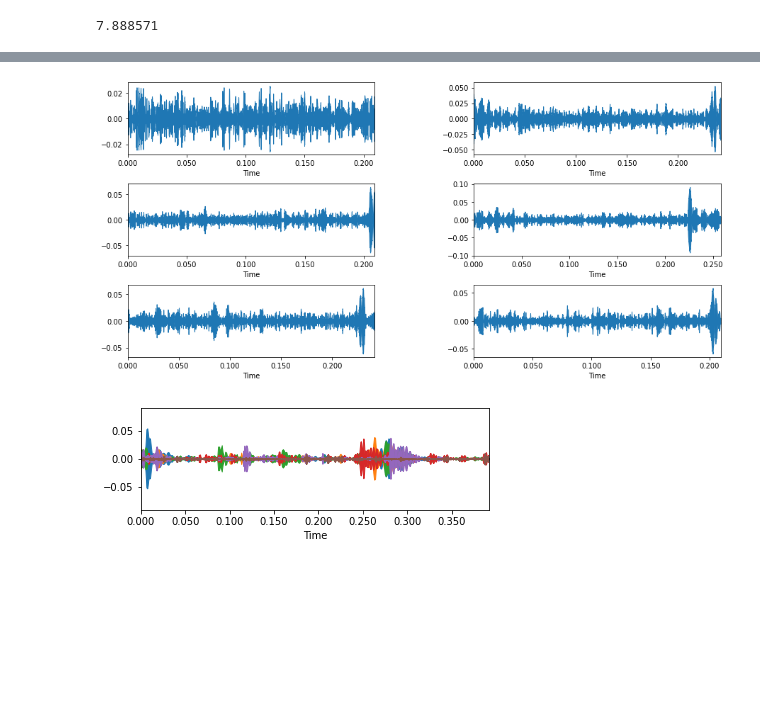
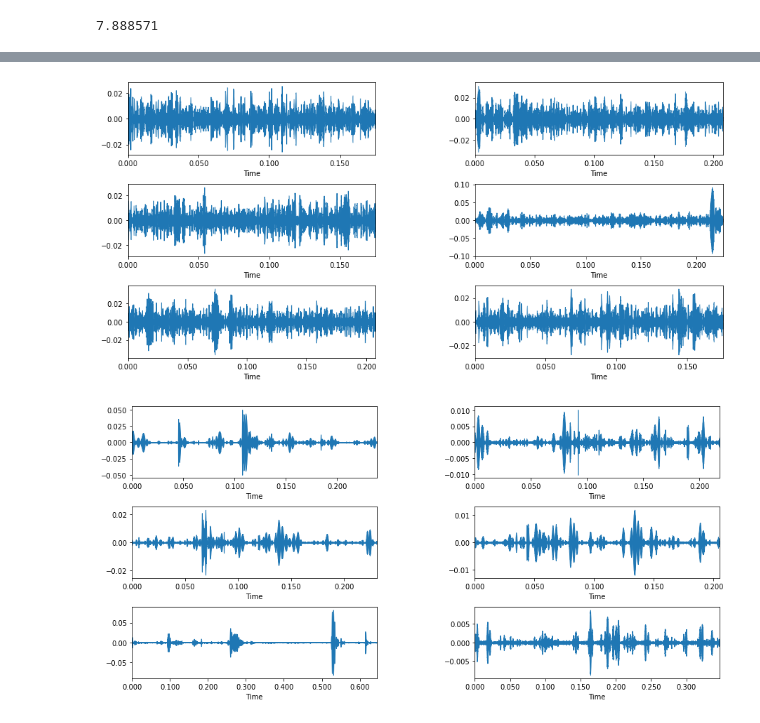
Before and after one commit to blackmountainb/taad-project, a Jupyter notebook: code/AudioCut.ipynb, the cells around one changed output, grey strips where cells are left out. Drawn from its saved outputs; the diff is of its cells as text; code cells hidden in the pictures; blank space fills up the shorter version.

Commit message:
S1 and S2 audio cut final update

```diff
--- a/code/AudioCut.ipynb
+++ b/code/AudioCut.ipynb
@@ -110,11 +151,10 @@ for k in file_name:
 # %%
-
+# plot waves of S1
 fig = plt.figure(figsize=(15,15))
-#experiment.log_image('label_examples.png')
 fig.subplots_adjust(hspace = 0.4, wspace = 0.4)
 for i in range(6):
     fig.add_subplot(6,2,1+i)
-    name = '../set_a_cut/normal__201102081321_S1_'+str(i)+'.wav'
+    name = '../set_a_cut/normal__201102081321_S1_'+str(i+1)+'.wav'
     data, sample_rate = librosa.load(name)
     librosa.display.waveplot(data, sr = sample_rate)
 # %% [output]
@@ -122,35 +162,32 @@ for i in range(6):
 # %%
-# Corte de S2
+# S2 audiocut
 FPS = 44100
 for k in file_name:
     obj = wave.open('../'+k, mode='rb')
     td = timedelta(seconds=(obj.getnframes()/ FPS))
     a = str(td)[6:]
-    # print(float(a)*1000) # tempo total do audio
-    # print("Time: ", frames_to_TC_ms(obj.getnframes()))
     for i in range(len(S2[k])):
-        framesS2 = S2[k][i] # local de corte S2
-        framesNoise = S2[k][i]+1500 # local de corte de fim S2
-        a = timedelta(seconds=(framesS2/ FPS)) # transforma em tempo, em segundos
+        framesS2 = S2[k][i]
+        framesNoise = S2[k][i]+3500
+        a = timedelta(seconds=(framesS2/ FPS))
         b = timedelta(seconds=(framesNoise/ FPS))
-        t1_ = str(a)[6:] # corta a string de tempo
+        t1_ = str(a)[6:]
         t2_ = str(b)[6:]
-        t1_ms = float(t1_)*1000 # transforma a string de volta em float, em milisegundos
+        t1_ms = float(t1_)*1000
         t2_ms = float(t2_)*1000
         path = '../' + k
         newAudio = AudioSegment.from_wav(path)
-        newAudio = newAudio[t1_ms:t2_ms] # corta os audios
+        newAudio = newAudio[t1_ms:t2_ms]
         nameCut = k[5:26]
-        newName = '../set_a_cut' + nameCut + '_S2_' + str(i) + '.wav'
+        newName = '../set_a_cut' + nameCut + '_S2_' + str(i+1) + '.wav'
         newAudio.export(newName, format = 'wav')
 # %%
-
+# plot waves of S2
 fig = plt.figure(figsize=(15,15))
-#experiment.log_image('label_examples.png')
 fig.subplots_adjust(hspace = 0.4, wspace = 0.4)
 for i in range(6):
-    fig.add_subplot(6,2,1+i)
-    name = '../set_a_cut/normal__201102260502_S2_'+str(i)+'.wav'
+    fig.add_subplot(6,2,i+1)
+    name = '../set_a_cut/normal__201102260502_S2_'+str(i+1)+'.wav'
     data, sample_rate = librosa.load(name)
     librosa.display.waveplot(data, sr = sample_rate)
 # %% [output]
@@ -204,22 +264,23 @@ for k in file_name:
 # %%
+# plot of noise after S1 and before S2
 fig = plt.figure(figsize=(15,15))
-#experiment.log_image('label_examples.png')
 fig.subplots_adjust(hspace = 0.4, wspace = 0.4)
 for i in range(6):
     fig.add_subplot(6,2,1+i)
-    name = '../set_a_cut/normal__201102081321_noiseS1_' + str(i) + '.wav'
+    name = '../set_a_cut/normal__201102081321_noiseS1_' + str(i+1) + '.wav'
     data, sample_rate = librosa.load(name)
     librosa.display.waveplot(data, sr = sample_rate)
 # %% [output]
-[figure, old version]
+[figure, new version]
 # %%
+# plot of noise after S2 and before S1
+# also considers the noise before the S1 starts at each audio and after S2 until the end of the audio
 fig = plt.figure(figsize=(15,15))
-#experiment.log_image('label_examples.png')
 fig.subplots_adjust(hspace = 0.4, wspace = 0.4)
-for k in range(6):
+for i in range(6):
     fig.add_subplot(6,2,1+i)
-    name = '../set_a_cut/normal__201102260502_noiseS2_' + str(k) + '.wav'
+    name = '../set_a_cut/normal__201102260502_noiseS2_' + str(i+1) + '.wav'
     data, sample_rate = librosa.load(name)
     librosa.display.waveplot(data, sr = sample_rate)
 # %% [output]
-[figure, old version]
+[figure, new version]
```
Also changed, not shown: parts of 8 cells of this notebook, 3 other files.
